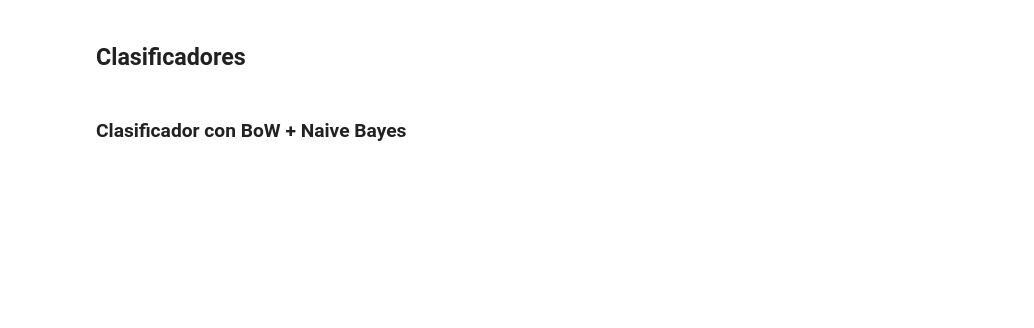
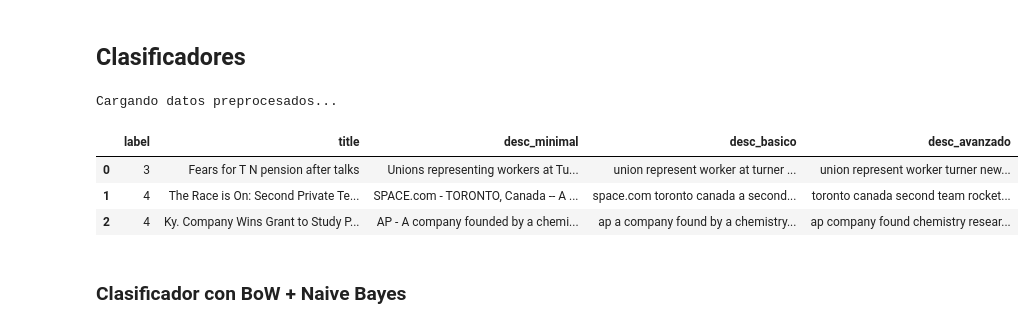
Before and after one commit to javierCL23/PLN, a Jupyter notebook: clasificador/main.ipynb, the cells around one changed output. Drawn from its saved outputs; the diff is of its cells as text; code cells hidden in the pictures; blank space fills up the shorter version.

```diff
--- a/clasificador/main.ipynb
+++ b/clasificador/main.ipynb
@@ -67,8 +126,14 @@ display(df_bert_muestra.head(2))
 # %% [markdown]
 ## Clasificadores
 # %%
-df_test = cargar_datos(test=True)
-df_test
+df_test = cargar_datos(test=True, guardar=True)
+df_test.head(3)
+# %% [output]
+Cargando datos preprocesados...
+|  | label | title | desc_minimal | desc_basico | desc_avanzado |
+| 0 | 3 | Fears for T N pension after talks | Unions representing workers at Tu... | union represent worker at turner ... | union represent worker turner new... |
+| 1 | 4 | The Race is On: Second Private Te... | SPACE.com - TORONTO, Canada -- A ... | space.com toronto canada a second... | toronto canada second team rocket... |
+| 2 | 4 | Ky. Company Wins Grant to Study P... | AP - A company founded by a chemi... | ap a company found by a chemistry... | ap company found chemistry resear... |
 # %% [markdown]
 ### Clasificador con BoW + Naive Bayes
 # %%
```
Also changed, not shown: parts of 23 cells of this notebook, 4 other files.
